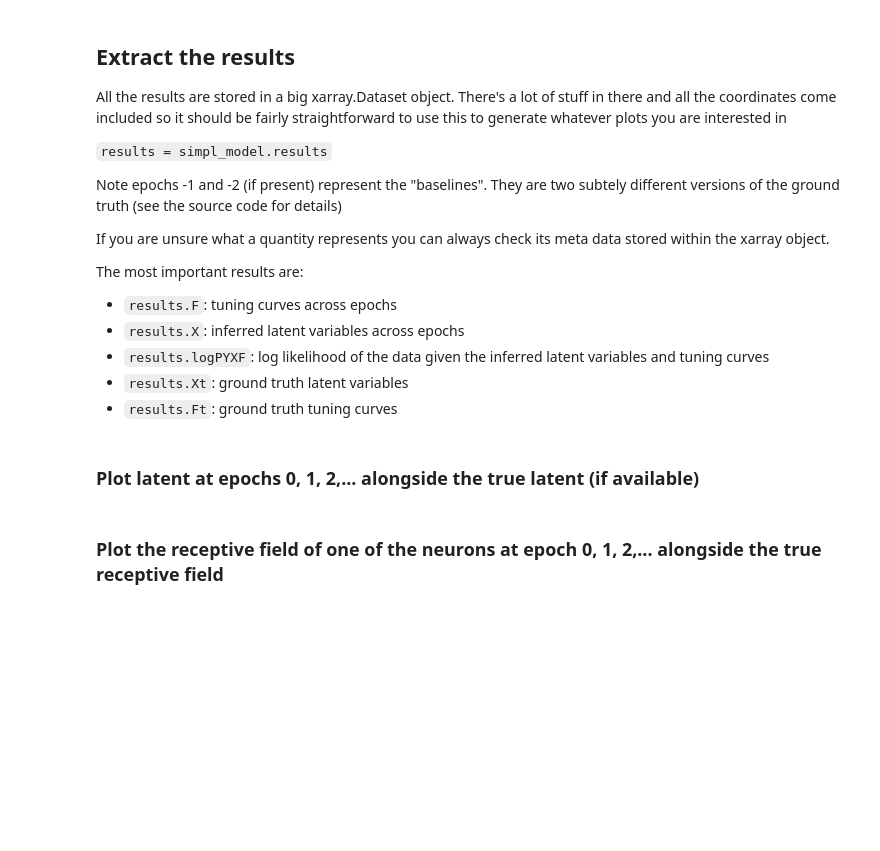
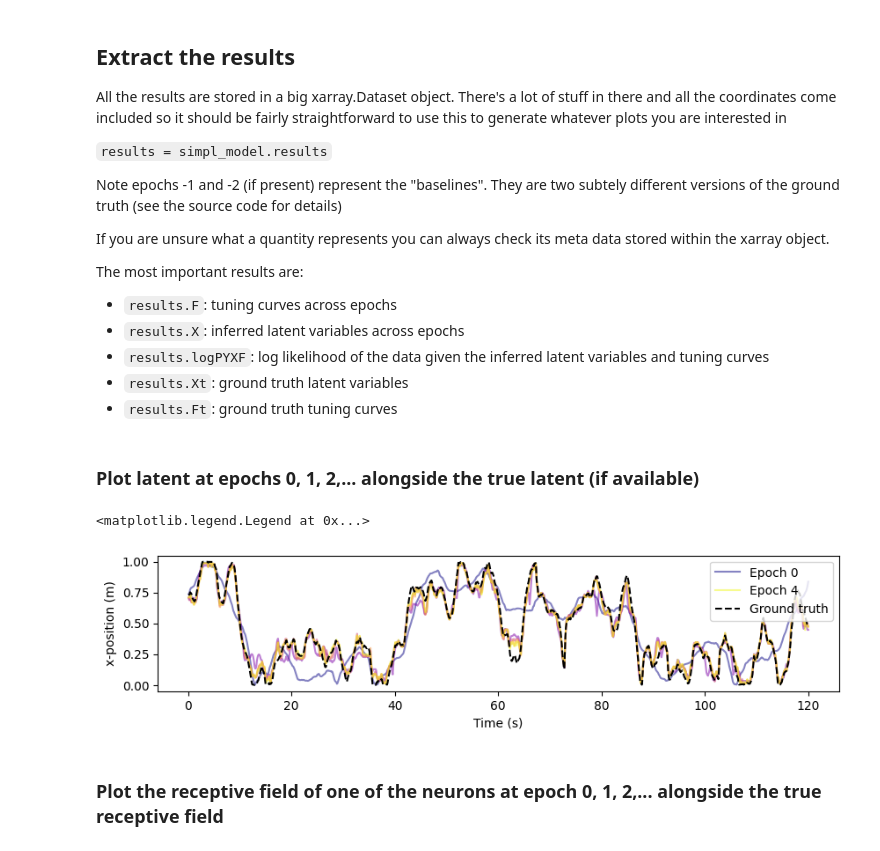
Before and after one commit to TomGeorge1234/SIMPL, a Jupyter notebook: demos/simpl_demo.ipynb, the cells around one changed output. Saved outputs shown, nothing was run; the diff lists cells and outputs as text; code cells hidden in the pictures; blank space fills up the shorter version.

Commit message:
change behaviour prior to None so demo performs optimally

```diff
--- a/demos/simpl_demo.ipynb
+++ b/demos/simpl_demo.ipynb
@@ -50,12 +77,11 @@ data = prepare_data(
     Y=Y,
     Xb=Xb,
     time=time,
-
     # Optional arguments (just comment these out if you don't have ground truth)
-    dims = dims,
+    dims=dims,
     neurons=neuron,
     Xt=Xt,
     Ft=Ft,
-    Ft_coords_dict={'x': xbins, 'y': ybins}
+    Ft_coords_dict={"x": xbins, "y": ybins},
 )
 data
@@ -80,14 +124,16 @@ env = Environment(
 SIMPL takes in `data` and `env` as arguments and optionally a small number of other parameters listed here so you can see what they are and play around with them if you wish:
 # %%
 kernel = kalmax.kernels.gaussian_kernel
-kernel_bandwidth = 0.02                 # bandwidth of the KDE kernel in meters for fitting the tuning curves
-speed_prior = 0.4                       # prior on the speed of the animal in meters per second
-behaviour_prior = 0.02                  # behaviour prior term in the latent dynamics
-test_frac = 0.1                         # fraction of spikes to withold as test set
-speckle_block_size_seconds = 1          # block size for speckle noise in seconds
-manifold_align_against = 'behaviour'    # whether or not to linearly align the latent against behaviour on each iteration
-evaluate_each_epoch = True              # whether or not to do a full evaluation of the model after each epoch (bit slower but not much)
-save_likelihood_maps = False            # whether or not to save likelihood maps for each timestep (lots of memory, on do this if you really need them)
-resample_spike_mask = True              # whether to resample the spike mask at each epoch
+kernel_bandwidth = (
+    0.02  # bandwidth of the KDE kernel in meters for fitting the tuning curves
+)
+speed_prior = 0.4  # prior on the speed of the animal in meters per second
+behaviour_prior = None  # behaviour prior term in the latent dynamics
+test_frac = 0.1  # fraction of spikes to withold as test set
+speckle_block_size_seconds = 1  # block size for speckle noise in seconds
+manifold_align_against = "behaviour"  # whether or not to linearly align the latent against behaviour on each iteration
+evaluate_each_epoch = True  # whether or not to do a full evaluation of the model after each epoch (bit slower but not much)
+save_likelihood_maps = False  # whether or not to save likelihood maps for each timestep (lots of memory, on do this if you really need them)
+resample_spike_mask = True  # whether to resample the spike mask at each epoch
 # %%
 simpl_model = SIMPL(
@@ -139,18 +185,27 @@ results = simpl_model.results
 # %%
 timeslice = slice(0, 120)
 t = results.time.sel(time=timeslice).values
 
 fig, ax = plt.subplots(1, 1, figsize=(10, 2))
-for epoch in range(0, results.epoch.values[-1]+1):
-    X = results.X.sel(epoch=epoch,time=timeslice).values
-    ax.plot(t, X[:,0], color=matplotlib.cm.plasma(epoch/results.epoch.values[-1]), alpha=0.5, label = (f'Epoch {epoch}' if epoch in [0, results.epoch.values[-1]] else None))
+for epoch in range(0, results.epoch.values[-1] + 1):
+    X = results.X.sel(epoch=epoch, time=timeslice).values
+    ax.plot(
+        t,
+        X[:, 0],
+        color=matplotlib.cm.plasma(epoch / results.epoch.values[-1]),
+        alpha=0.5,
+        label=(f"Epoch {epoch}" if epoch in [0, results.epoch.values[-1]] else None),
+    )
 
-if 'Xt' in results.keys():
+if "Xt" in results.keys():
     XT = results.Xt.sel(time=timeslice).values
-    ax.plot(t,  XT[:,0], 'k', ls='--',label='Ground truth')
-ax.set_xlabel('Time (s)')
-ax.set_ylabel('x-position (m)')
+    ax.plot(t, XT[:, 0], "k", ls="--", label="Ground truth")
+ax.set_xlabel("Time (s)")
+ax.set_ylabel("x-position (m)")
 ax.legend()
+# %% [output]
+<matplotlib.legend.Legend at 0x...>
+[figure, added]
 # %% [markdown]
 ### Plot the receptive field of one of the neurons at epoch 0, 1, 2,... alongside the true receptive field
 # %%
```
Also changed, not shown: parts of 7 cells of this notebook.
